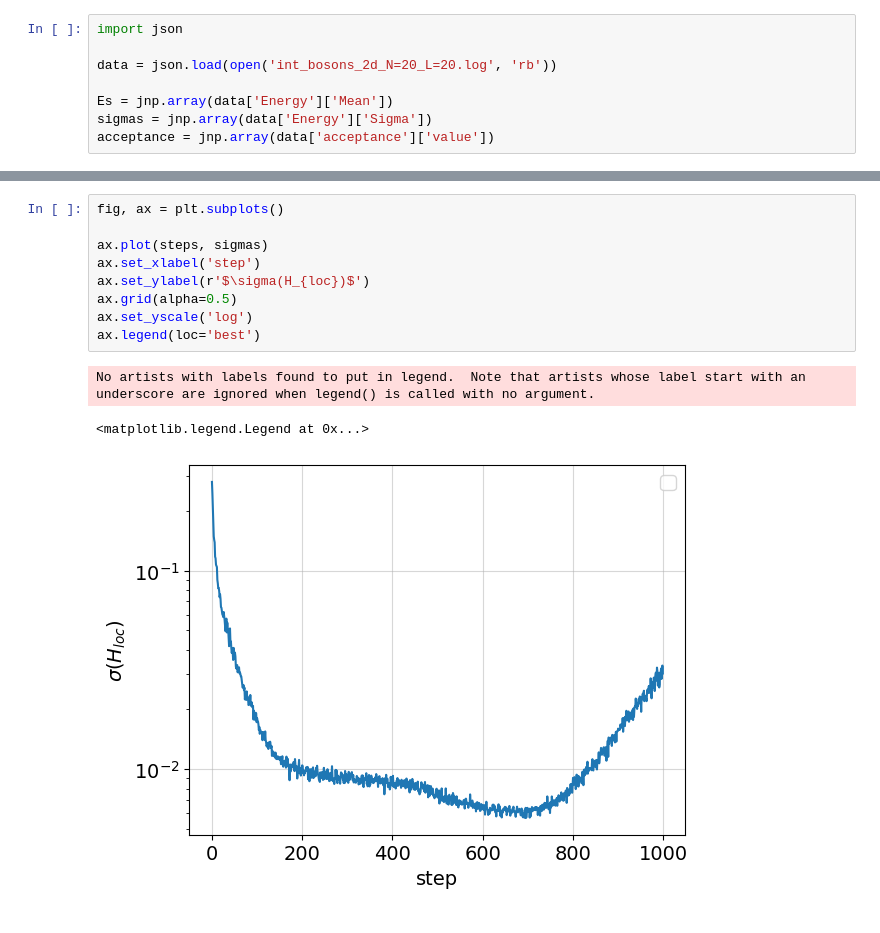
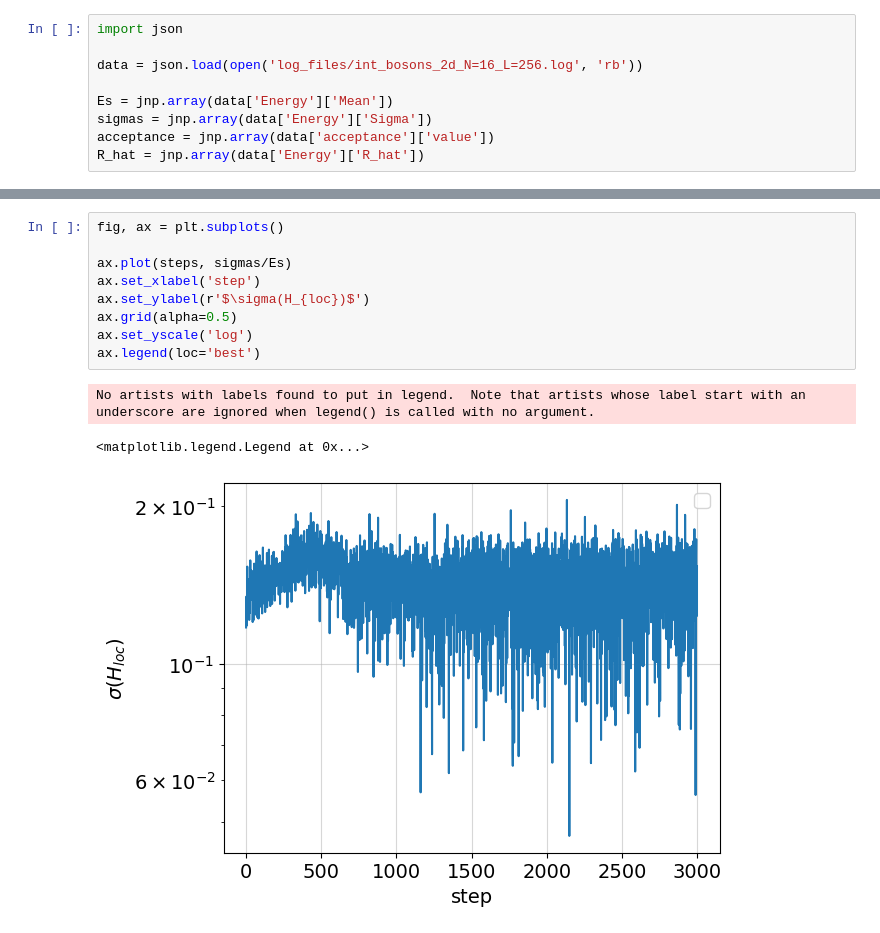
Before and after one commit to giorgiofacelli/MPNN_2D_bosons, a Jupyter notebook: analysis.ipynb, the cells around one changed output, grey strips where cells are left out. Drawn from its saved outputs; the diff is of its cells as text.

```diff
--- a/analysis.ipynb
+++ b/analysis.ipynb
@@ -9,9 +50,10 @@ import numpy as np
 # %%
 import json
 
-data = json.load(open('int_bosons_2d_N=20_L=20.log', 'rb'))
+data = json.load(open('log_files/int_bosons_2d_N=16_L=256.log', 'rb'))
 
 Es = jnp.array(data['Energy']['Mean'])
 sigmas = jnp.array(data['Energy']['Sigma'])
 acceptance = jnp.array(data['acceptance']['value'])
+R_hat = jnp.array(data['Energy']['R_hat'])
 # %% [output]
@@ -81,13 +136,13 @@ No artists with labels found to put in legend.  Note that artists whose label st
 # %%
 fig, ax = plt.subplots()
 
-ax.plot(steps, sigmas)
+ax.plot(steps, sigmas/Es)
 ax.set_xlabel('step')
 ax.set_ylabel(r'$\sigma(H_{loc})$')
 ax.grid(alpha=0.5)
 ax.set_yscale('log')
 ax.legend(loc='best')
 # %% [output]
 No artists with labels found to put in legend.  Note that artists whose label start with an underscore are ignored when legend() is called with no argument.
 <matplotlib.legend.Legend at 0x...>
-[figure, old version]
+[figure, new version]
```
Also changed, not shown: parts of 13 cells of this notebook, 16 other files.
